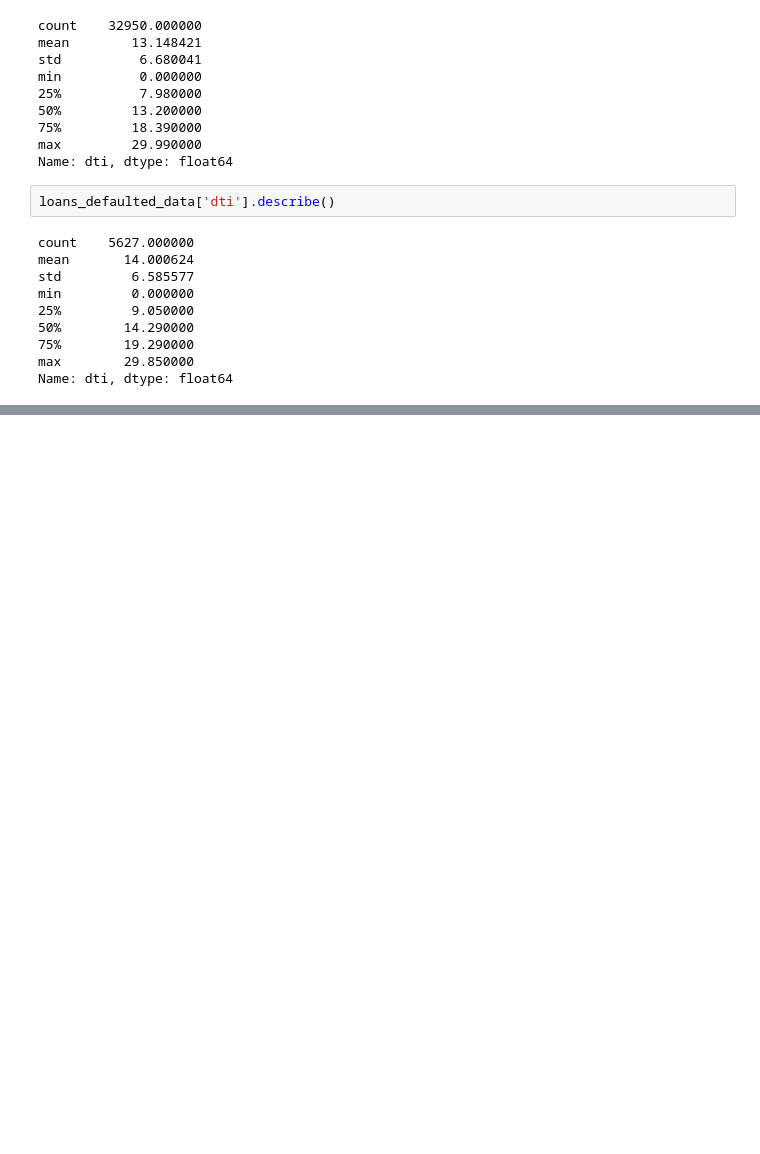
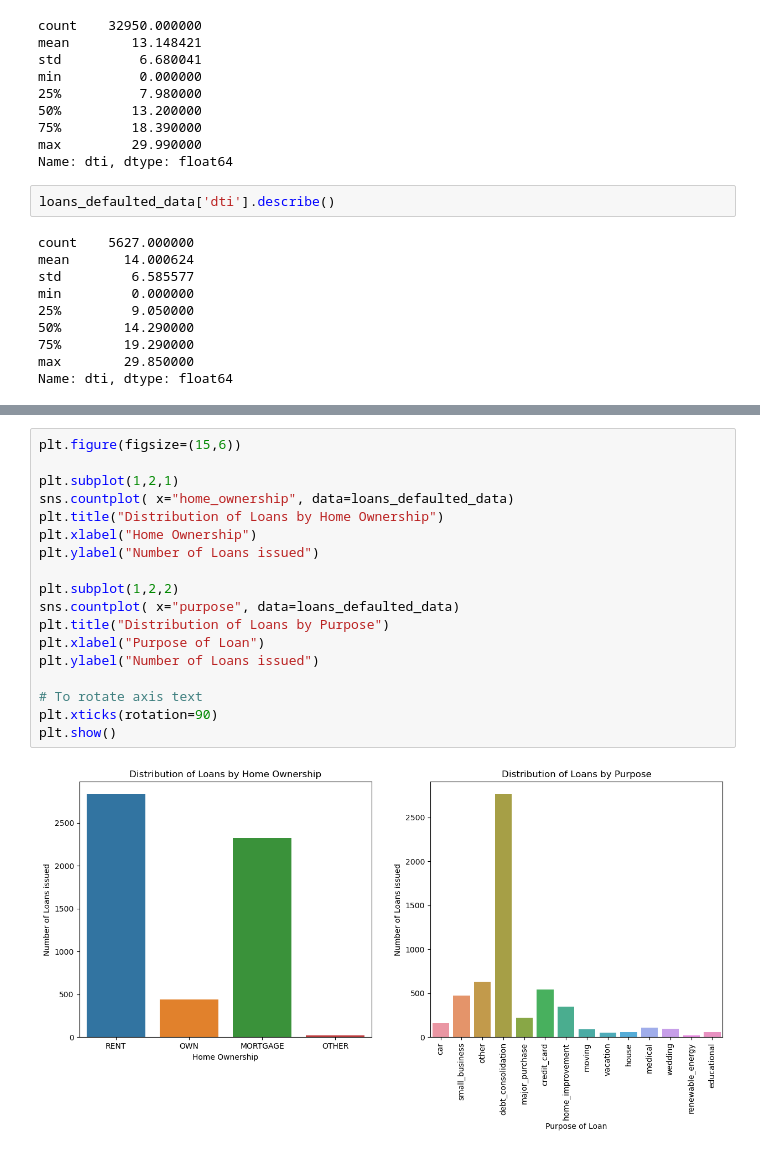
Before and after one commit to Rawoof821/LendingclubCaseStudy, a Jupyter notebook: Neha_Rawoof_LendingCaseStudy.ipynb, the cells around one changed output, grey strips where cells are left out. Saved outputs shown, nothing was run; the diff lists cells and outputs as text; blank space fills up the shorter version.

Commit message:
analysing defaulters w.r.t purpose of loan, grade, sub_grade

```diff
--- a/Neha_Rawoof_LendingCaseStudy.ipynb
+++ b/Neha_Rawoof_LendingCaseStudy.ipynb
@@ -879,0 +918,20 @@ Name: dti, dtype: float64
+# %%
+plt.figure(figsize=(15,6))
+
+plt.subplot(1,2,1)
+sns.countplot( x="home_ownership", data=loans_defaulted_data)
+plt.title("Distribution of Loans by Home Ownership")
+plt.xlabel("Home Ownership")
+plt.ylabel("Number of Loans issued")
+
+plt.subplot(1,2,2)
+sns.countplot( x="purpose", data=loans_defaulted_data)
+plt.title("Distribution of Loans by Purpose")
+plt.xlabel("Purpose of Loan")
+plt.ylabel("Number of Loans issued")
+
+# To rotate axis text
+plt.xticks(rotation=90)
+plt.show()
+# %% [output]
+[figure, added]
```
Also changed, not shown: parts of 17 cells of this notebook.
